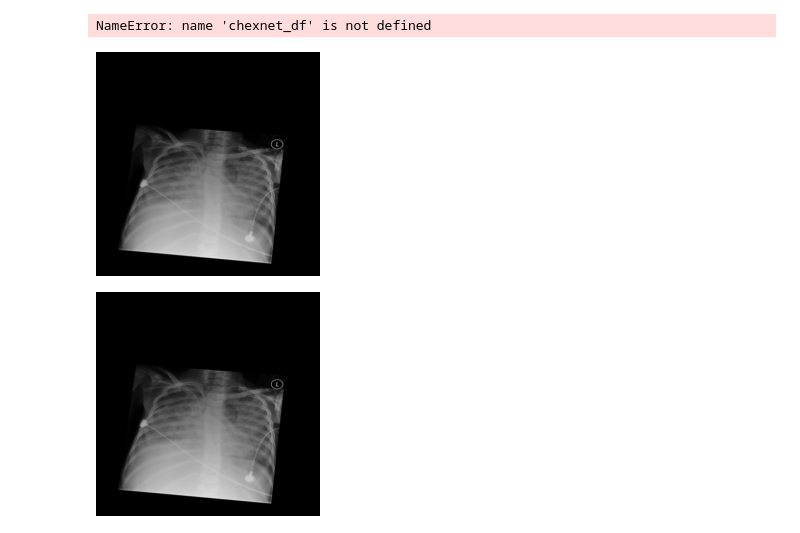
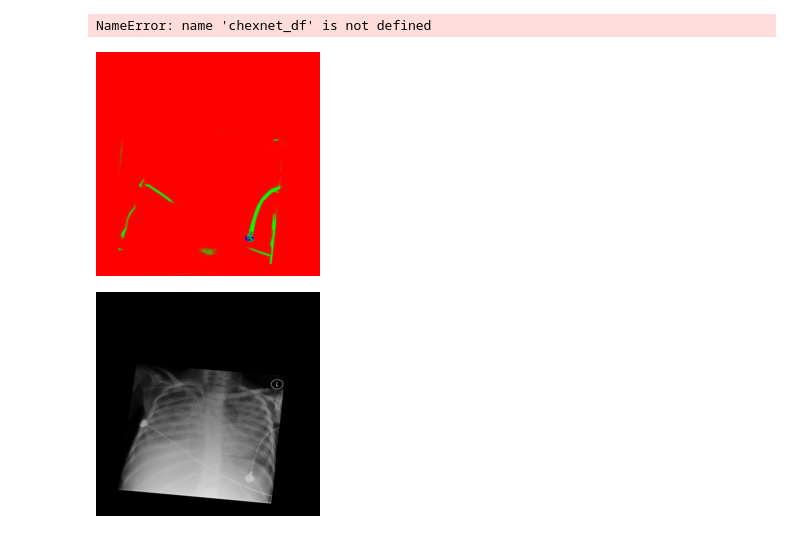
Before and after one commit to geoffreyangus/pytorch-classification, a Jupyter notebook: notebooks/mimic/12_04_19.ipynb, the cells around one changed output. Drawn from its saved outputs; the diff is of its cells as text; code cells hidden in the pictures.

```diff
--- a/notebooks/mimic/12_04_19.ipynb
+++ b/notebooks/mimic/12_04_19.ipynb
@@ -112,11 +112,11 @@ NameError: name 'chexnet_df' is not defined
 # %%
 images_dir = '/lfs/1/gangus/repositories/pytorch-classification/catheter_detector/results/catheter_detect/chexnet/validation_set/test_latest/images'
 # %%
-chexnet_image = Image.open(osp.join(images_dir, f"{chexnet_df.iloc[35]['Image Index'][:-4]}_real_A2.png"))
+chexnet_image = Image.open(osp.join(images_dir, f"{chexnet_df.iloc[35]['Image Index'][:-4]}_fake_B2.png"))
 transforms.Resize(224)(chexnet_image)
 # chexnet has random affine transforms built in...? see index 35
 # %% [output]
-[figure, old version]
+[figure, new version]
 # %%
 chexnet_image
 # %%
```
Also changed, not shown: 3 other files.
